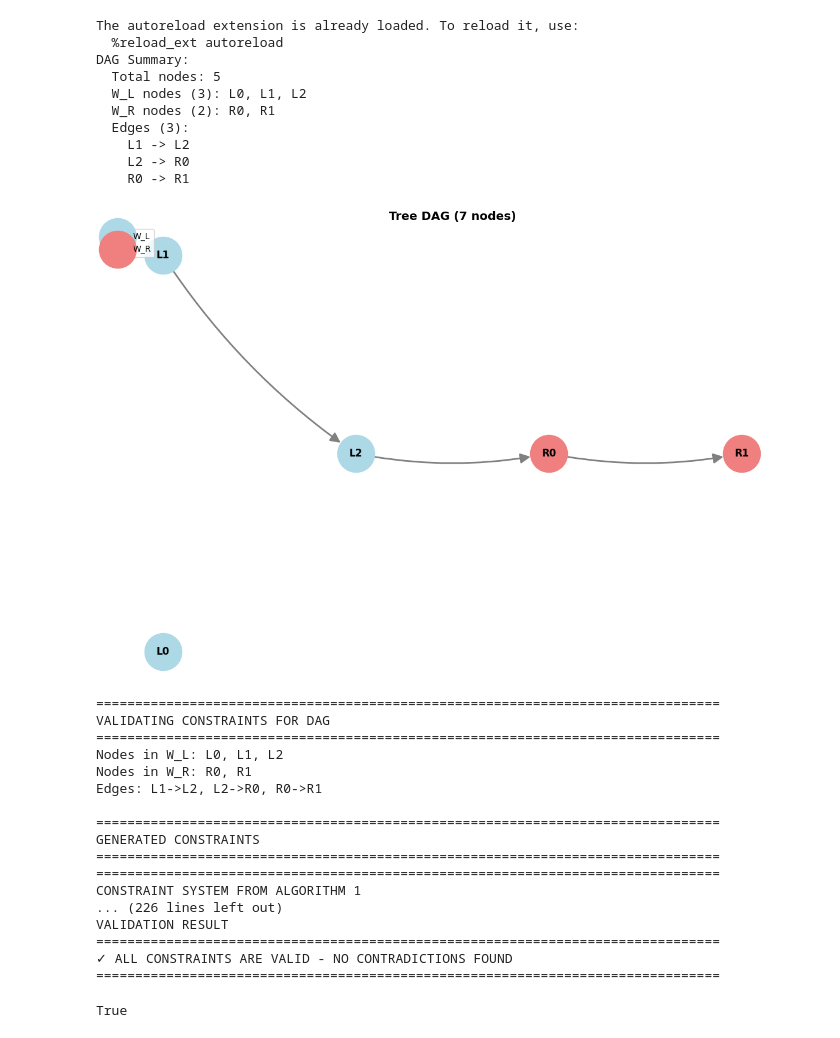
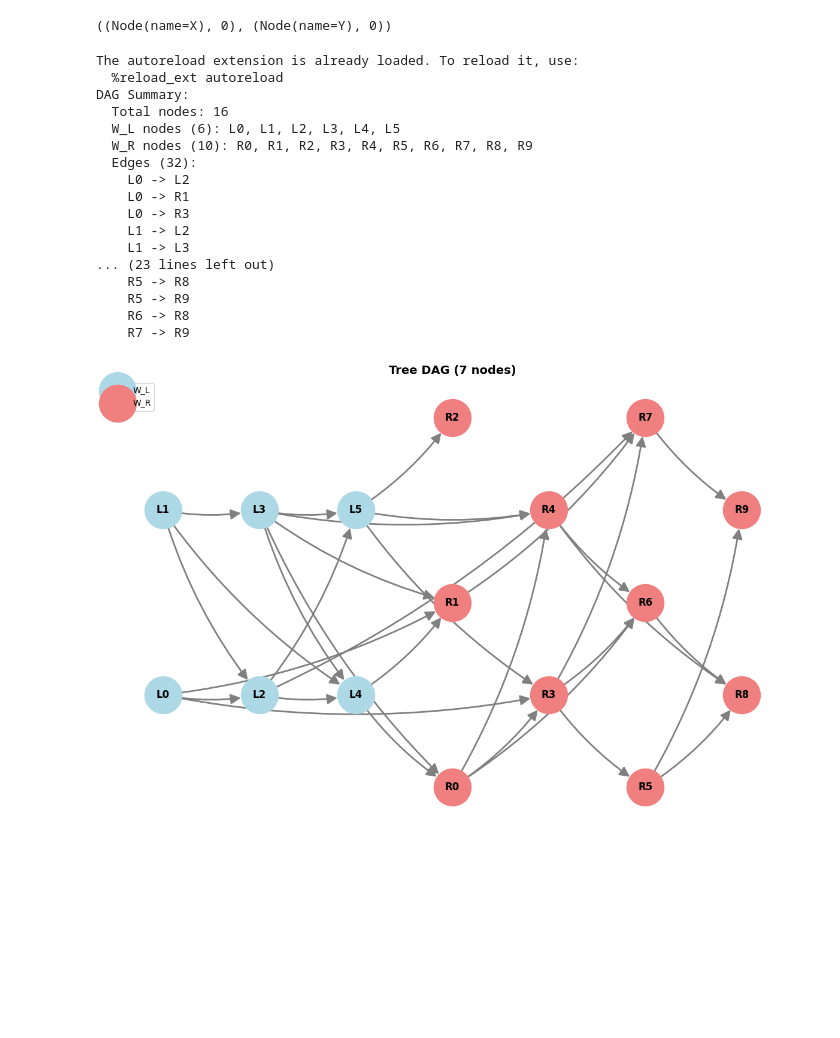
Before and after one commit to tmaringgele/Optimal-Experiments-for-Partial-Causal-Effect-Identification, a Jupyter notebook: symb_bounds_test.ipynb, the cells around one changed output. Drawn from its saved outputs; the diff is of its cells as text; code cells hidden in the pictures; blank space fills up the shorter version.

```diff
--- a/symb_bounds_test.ipynb
+++ b/symb_bounds_test.ipynb
@@ -80,53 +178,46 @@ print(constraints1.P)
+# %%
+lp.rhs_params[0].w_r_config
+# %% [output]
+((Node(name=X), 0), (Node(name=Y), 0))
 # %%
 from symbolic_bounds.dag import DAG
 %load_ext autoreload
 %autoreload 2
 from symbolic_bounds.test_constraints import validate_constraints
 
 
 from symbolic_bounds.random_dag_generator import (
     generate_random_partitioned_dag,
     generate_random_chain_dag,
     generate_random_tree_dag,
     print_dag_summary
 )
 import matplotlib.pyplot as plt
 
 
 
-tree_dag = generate_random_partitioned_dag(n=5)
+tree_dag = generate_random_partitioned_dag(n=16)
 print_dag_summary(tree_dag)
 fig3 = tree_dag.draw(figsize=(12, 8), title="Tree DAG (7 nodes)")
 plt.show()
 
-validate_constraints(tree_dag, verbose=True)
+# validate_constraints(tree_dag, verbose=True)
 # %% [output]
 The autoreload extension is already loaded. To reload it, use:
   %reload_ext autoreload
 DAG Summary:
-  Total nodes: 5
-  W_L nodes (3): L0, L1, L2
-  W_R nodes (2): R0, R1
-  Edges (3):
+  Total nodes: 16
+  W_L nodes (6): L0, L1, L2, L3, L4, L5
+  W_R nodes (10): R0, R1, R2, R3, R4, R5, R6, R7, R8, R9
+  Edges (32):
+    L0 -> L2
+    L0 -> R1
+    L0 -> R3
     L1 -> L2
-    L2 -> R0
-    R0 -> R1
+    L1 -> L3
+... (23 lines left out)
+    R5 -> R8
+    R5 -> R9
+    R6 -> R8
+    R7 -> R9
-[figure, old version]
+[figure, new version]
-================================================================================
-VALIDATING CONSTRAINTS FOR DAG
-================================================================================
-Nodes in W_L: L0, L1, L2
-Nodes in W_R: R0, R1
-Edges: L1->L2, L2->R0, R0->R1
-
-================================================================================
-GENERATED CONSTRAINTS
-================================================================================
-================================================================================
-CONSTRAINT SYSTEM FROM ALGORITHM 1
-... (226 lines left out)
-VALIDATION RESULT
-================================================================================
-✓ ALL CONSTRAINTS ARE VALID - NO CONTRADICTIONS FOUND
-================================================================================
-True
```
Also changed, not shown: parts of 3 cells of this notebook, 5 other files.
